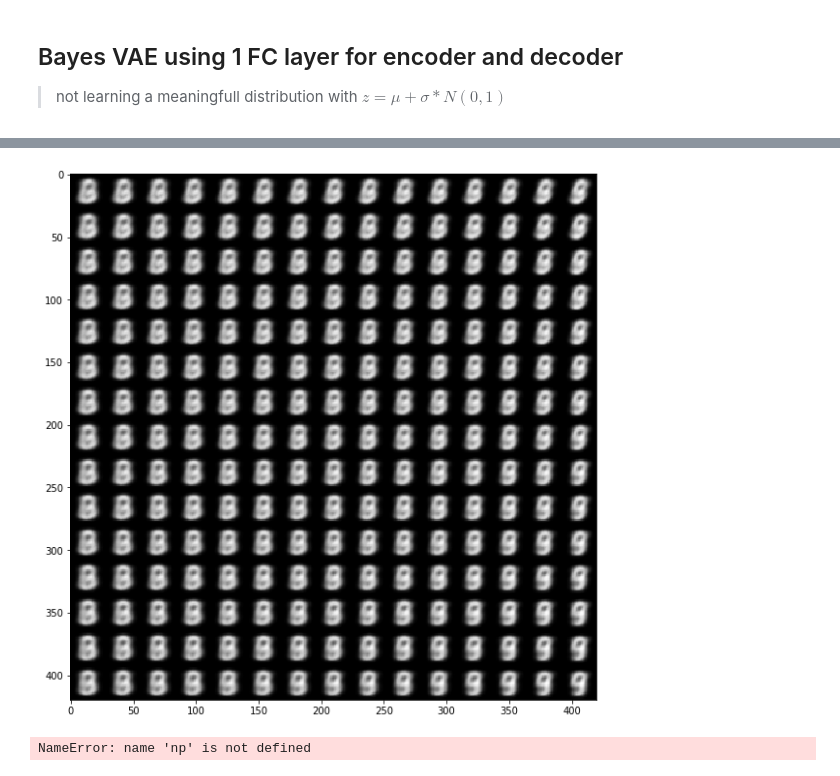
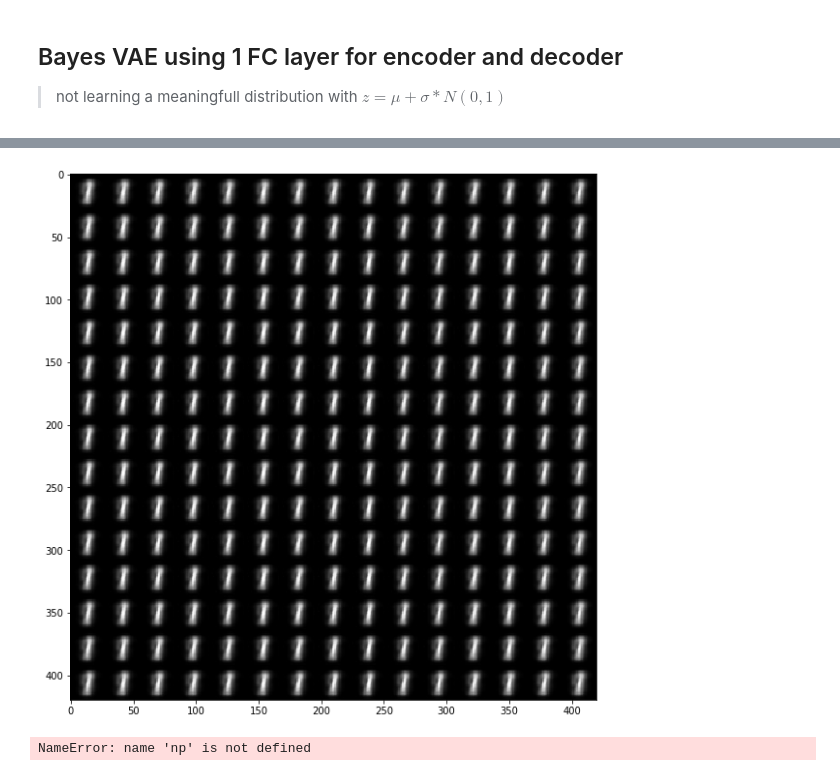
Before and after one commit to gourie/AE, a Jupyter notebook: AE_notebook.ipynb, the cells around one changed output, grey strips where cells are left out. Drawn from its saved outputs; the diff is of its cells as text; code cells hidden in the pictures.

```diff
--- a/AE_notebook.ipynb
+++ b/AE_notebook.ipynb
@@ -491,8 +581,13 @@ scatterplot_latent_space(fcVAE.encoder_model(), x_test, y_test, bs)
-# %%
-# display a 2D manifold of the digits
-plot_manifold(fcVAE.decoder_model())
-# %% [output]
-[figure, removed]
+# %%
+# build a digit generator that can sample from the learned distribution
+# decoder_input = Input(shape=(latent_dim,))
+# _h_decoded = decoder_h(decoder_input)
+# _x_decoded_mean = decoder_mean(_h_decoded)
+# generator = Model(decoder_input, _x_decoded_mean)
+# display a 2D manifold of the digits
+plot_manifold(generator)
+# %% [output]
+[figure, added]
 # %%
 np.max(x_train)
 # %% [output]
```
Also changed, not shown: parts of 5 cells of this notebook.
